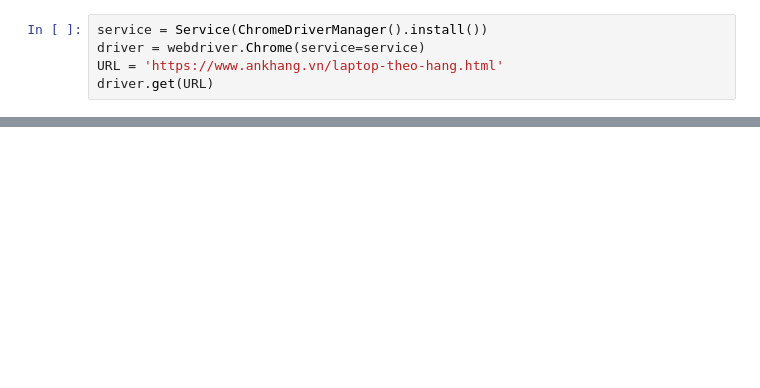
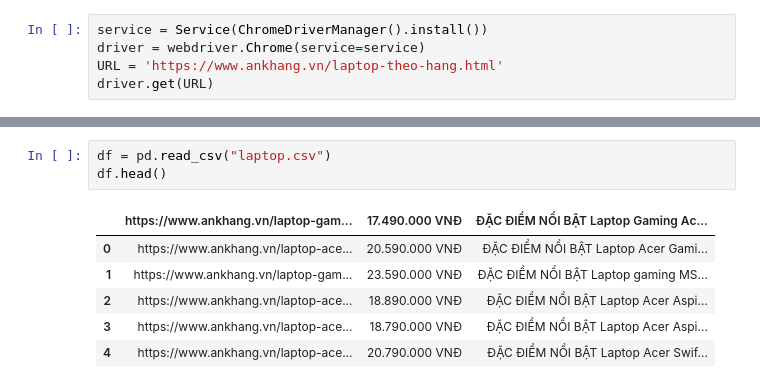
Before and after one commit to ducankk4/AI_Asistant, a Jupyter notebook: src/crawl_data/crawl.ipynb, the cells around one changed output, grey strips where cells are left out. Drawn from its saved outputs; the diff is of its cells as text; blank space fills up the shorter version.

```diff
--- a/src/crawl_data/crawl.ipynb
+++ b/src/crawl_data/crawl.ipynb
@@ -203,0 +372,10 @@ da het trang de crawl
+# %%
+df = pd.read_csv("laptop.csv")
+df.head()
+# %% [output]
+|  | https://www.ankhang.vn/laptop-gam... | 17.490.000 VNĐ | ĐẶC ĐIỂM NỔI BẬT Laptop Gaming Ac... |
+| 0 | https://www.ankhang.vn/laptop-ace... | 20.590.000 VNĐ | ĐẶC ĐIỂM NỔI BẬT Laptop Acer Gami... |
+| 1 | https://www.ankhang.vn/laptop-gam... | 23.590.000 VNĐ | ĐẶC ĐIỂM NỔI BẬT Laptop gaming MS... |
+| 2 | https://www.ankhang.vn/laptop-ace... | 18.890.000 VNĐ | ĐẶC ĐIỂM NỔI BẬT Laptop Acer Aspi... |
+| 3 | https://www.ankhang.vn/laptop-ace... | 18.790.000 VNĐ | ĐẶC ĐIỂM NỔI BẬT Laptop Acer Aspi... |
+| 4 | https://www.ankhang.vn/laptop-ace... | 20.790.000 VNĐ | ĐẶC ĐIỂM NỔI BẬT Laptop Acer Swif... |
```
Also changed, not shown: parts of 8 cells of this notebook, 1 other file.
